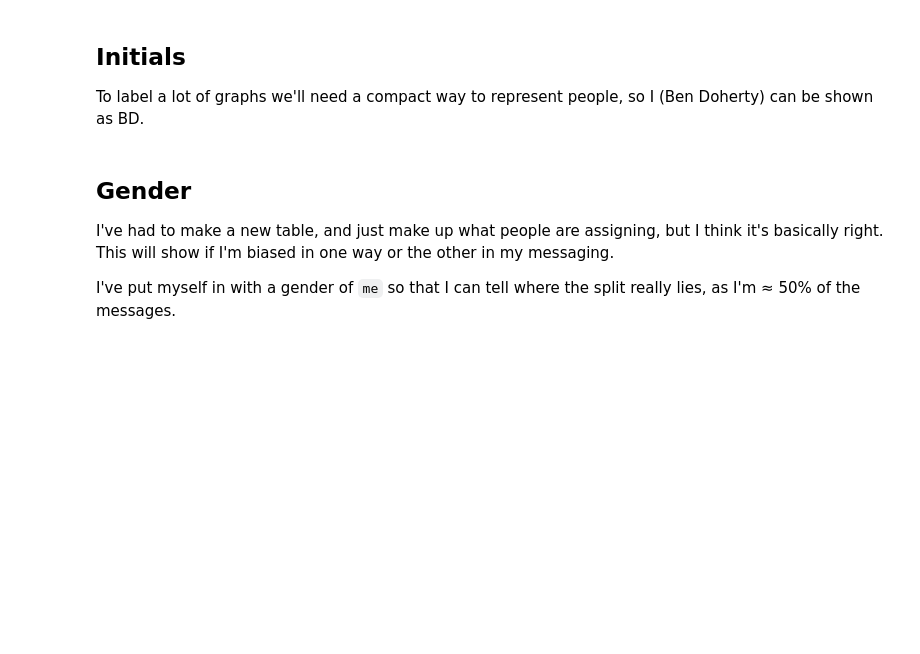
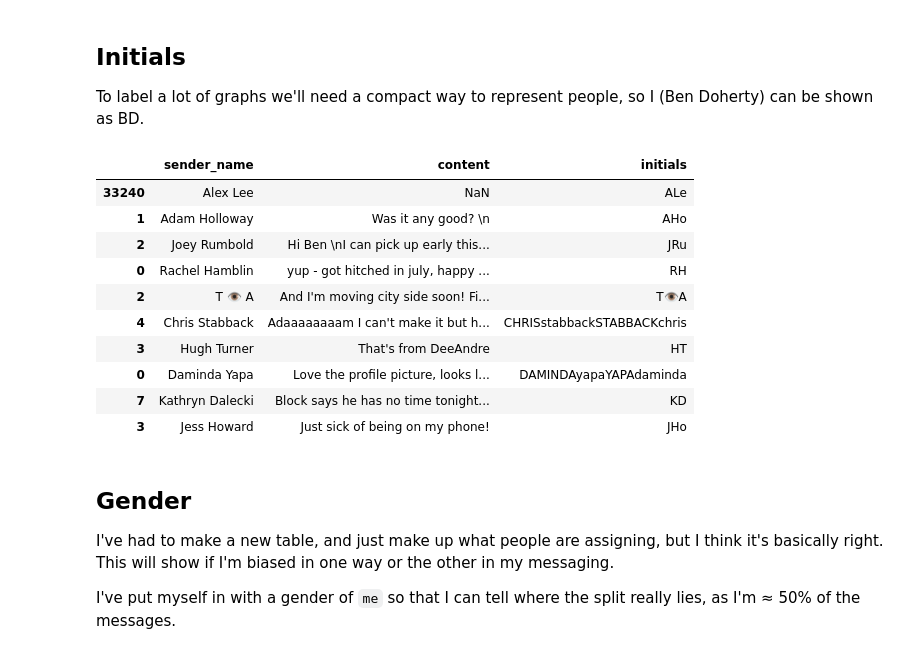
Before and after one commit to notionparallax/data_project_2021, a Jupyter notebook: mp_import_data.ipynb, the cells around one changed output. Cells and saved outputs as stored; diff of their text form; code cells hidden in the pictures; blank space fills up the shorter version.

```diff
--- a/mp_import_data.ipynb
+++ b/mp_import_data.ipynb
@@ -249,32 +306,44 @@ To label a lot of graphs we'll need a compact way to represent people, so I (Ben
 # %%
 all_initials = all_convo_df.sender_name.value_counts().to_dict()
 initials_pool = []
 for name in all_initials.keys():
     split = [x for x in re.split("[ \.-]", name) if x != ""]
     try:
         initials = "".join([n[0] for n in split]).upper()
         if initials in initials_pool:
             # print("uh oh, double up on", initials, name, initials_pool)
             initials = "".join([n[0] for n in split]).upper() + name.split()[-1][1]
             # print("replaced with", initials)
             if initials in initials_pool:
                 initials = (
                     split[0].upper()
                     + split[1].lower()
                     + split[-1].upper()
                     + split[-2].lower()
                 )
                 if initials in initials_pool:
                     print("fuck, complicated", name)
                     initials = name+"x"
     except Exception as e:
         # print(name, e, split)
         initials = name+"x"
     all_initials[name] = initials
     initials_pool.append(initials)
 
 all_convo_df["initials"] = all_convo_df.sender_name.apply(lambda x: all_initials[x])
-all_convo_df[["sender_name", "content", "initials"]].sample(5)
+all_convo_df[["sender_name", "content", "initials"]].drop_duplicates(subset="initials").sample(10)
+# %% [output]
+|  | sender_name | content | initials |
+| 33240 | Alex Lee | NaN | ALe |
+| 1 | Adam Holloway | Was it any good? \n | AHo |
+| 2 | Joey Rumbold | Hi Ben \nI can pick up early this... | JRu |
+| 0 | Rachel Hamblin | yup - got hitched in july, happy ... | RH |
+| 2 | T 👁 A | And I'm moving city side soon! Fi... | T👁A |
+| 4 | Chris Stabback | Adaaaaaaaam I can't make it but h... | CHRISstabbackSTABBACKchris |
+| 3 | Hugh Turner | That's from DeeAndre | HT |
+| 0 | Daminda Yapa | Love the profile picture, looks l... | DAMINDAyapaYAPAdaminda |
+| 7 | Kathryn Dalecki | Block says he has no time tonight... | KD |
+| 3 | Jess Howard | Just sick of being on my phone! | JHo |
 # %% [markdown]
 ## Gender
 
```
Also changed, not shown: parts of 10 cells of this notebook.
